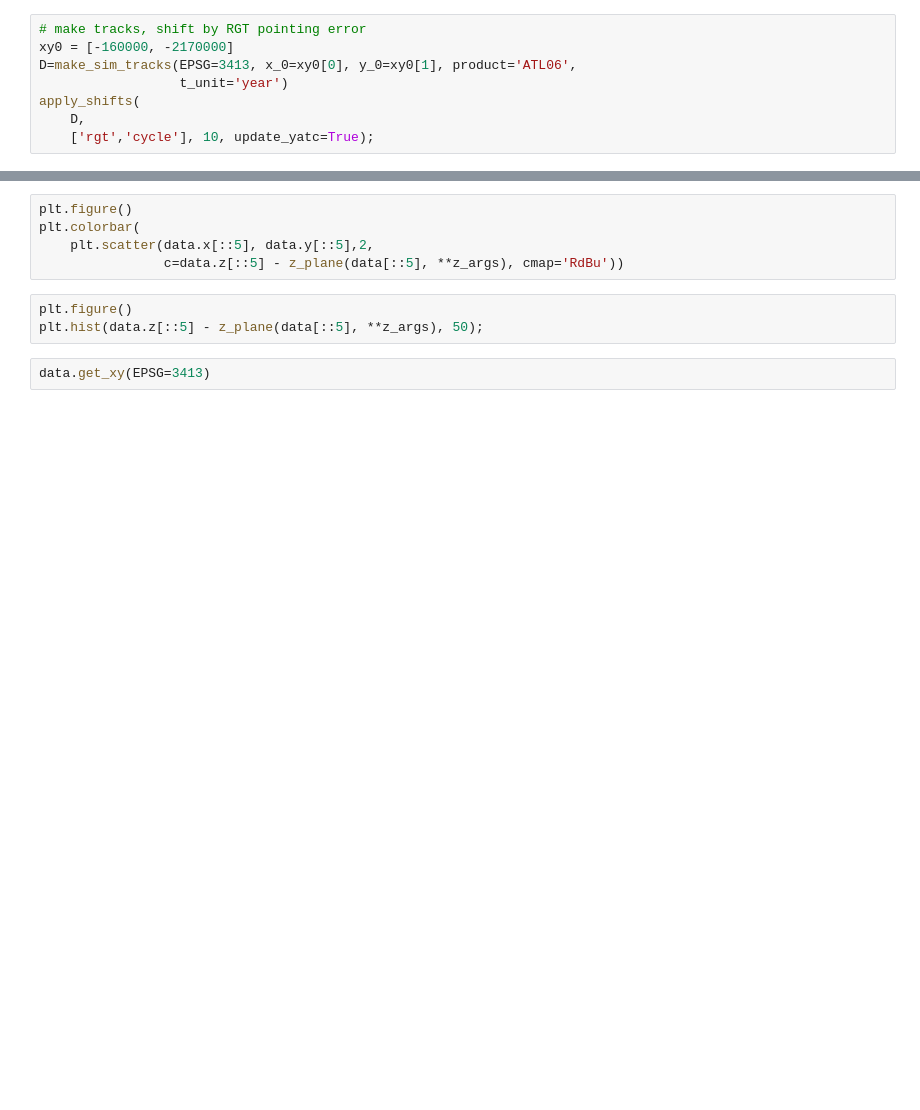
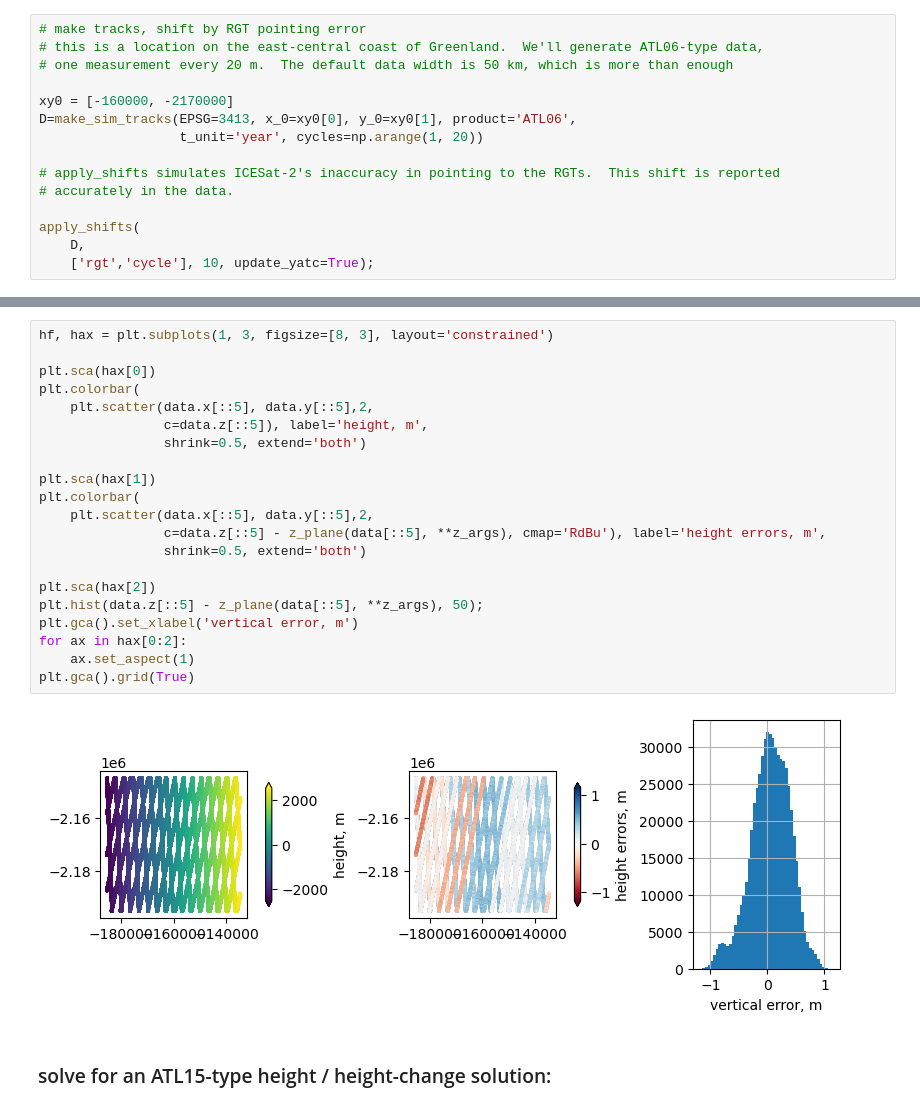
Before and after one commit to SmithB/IS2_hlp_testing, a Jupyter notebook: notebooks/Demos.ipynb, the cells around one changed output, grey strips where cells are left out. Saved outputs shown, nothing was run; the diff lists cells and outputs as text; blank space fills up the shorter version.

```diff
--- a/notebooks/Demos.ipynb
+++ b/notebooks/Demos.ipynb
@@ -11,8 +12,15 @@ xy0 = [-160000, -2170000]
 # %%
 # make tracks, shift by RGT pointing error
+# this is a location on the east-central coast of Greenland.  We'll generate ATL06-type data,
+# one measurement every 20 m.  The default data width is 50 km, which is more than enough
+
 xy0 = [-160000, -2170000]
 D=make_sim_tracks(EPSG=3413, x_0=xy0[0], y_0=xy0[1], product='ATL06',
-                  t_unit='year')
+                  t_unit='year', cycles=np.arange(1, 20))
+
+# apply_shifts simulates ICESat-2's inaccuracy in pointing to the RGTs.  This shift is reported
+# accurately in the data.
+
 apply_shifts(
     D,
     ['rgt','cycle'], 10, update_yatc=True);
@@ -24,13 +47,28 @@ z_args = {'mean_slope':0.1, 'xy0':xy0}
 sigma={'geoloc':3.5,'r':0.03,'z_corr':0.03,'z_uncorr':0.15/np.sqrt(57)}
 data=apply_errors(D, z_fn = z_plane, z_args=z_args, sigma=sigma)
 # %%
-plt.figure()
+hf, hax = plt.subplots(1, 3, figsize=[8, 3], layout='constrained')
+
+plt.sca(hax[0])
 plt.colorbar(
     plt.scatter(data.x[::5], data.y[::5],2,
-                c=data.z[::5] - z_plane(data[::5], **z_args), cmap='RdBu'))
+                c=data.z[::5]), label='height, m',
+                shrink=0.5, extend='both')
+
+plt.sca(hax[1])
+plt.colorbar(
+    plt.scatter(data.x[::5], data.y[::5],2,
+                c=data.z[::5] - z_plane(data[::5], **z_args), cmap='RdBu'), label='height errors, m',
+                shrink=0.5, extend='both')
+
+plt.sca(hax[2])
+plt.hist(data.z[::5] - z_plane(data[::5], **z_args), 50);
+plt.gca().set_xlabel('vertical error, m')
+for ax in hax[0:2]:
+    ax.set_aspect(1)
+plt.gca().grid(True)
+# %% [output]
+[figure, added]
-# %%
-plt.figure()
-plt.hist(data.z[::5] - z_plane(data[::5], **z_args), 50);
-# %%
-data.get_xy(EPSG=3413)
+# %% [markdown]
+### solve for an ATL15-type height / height-change solution:
 # %%
```
Also changed, not shown: parts of 32 cells of this notebook, 3 other files.
